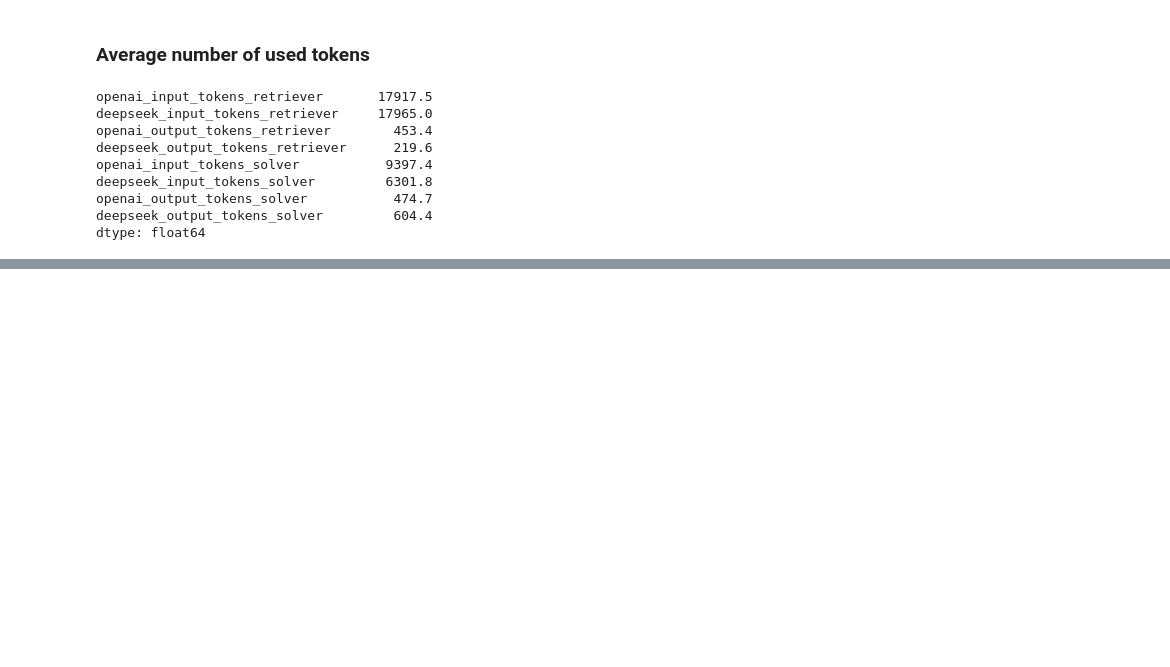
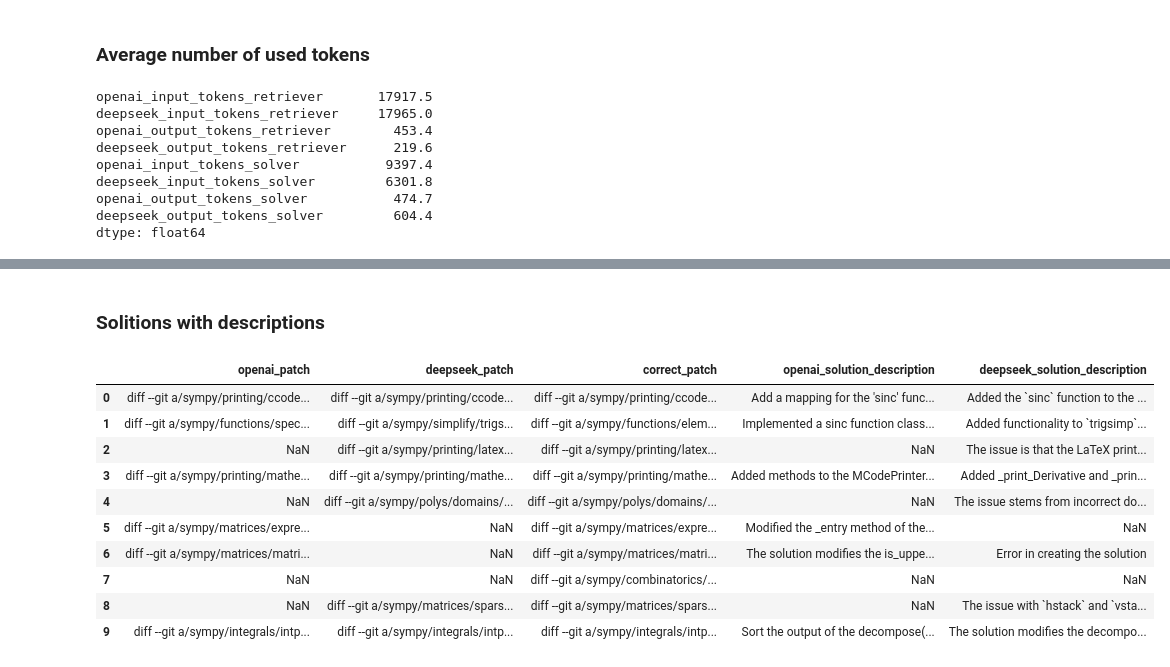
Before and after one commit to a-v-ershov/swe-bench-comparison, a Jupyter notebook: source/comparison.ipynb, the cells around one changed output, grey strips where cells are left out. Cells and saved outputs as stored; diff of their text form; code cells hidden in the pictures; blank space fills up the shorter version.

Commit message:
added solution description

```diff
--- a/source/comparison.ipynb
+++ b/source/comparison.ipynb
@@ -5,6 +5,8 @@ from source.utils.model import TestResult
 from source.utils.repo import LOCAL_SYMPY_REPO_PATH, SYMPY_REPO_URL, get_sympy_dataset, git_clone_repo
 from source.utils.tester import Tester, process_issue
 from source.utils.utils import get_credentials, get_logger
+# %%
+pd.set_option('display.max_colwidth', None)
 # %%
 logger = get_logger(__name__)
 # %%
@@ -32,6 +34,8 @@ for i in range(10):
 # %%
 test_result_df = pd.DataFrame([tc.create_comparison_record(issues.iloc[ind]) for ind, tc in enumerate(test_cases)])
 test_result_df.to_csv("./data/test_result.csv", index=False)
+# %%
+test_result_df = pd.read_csv("./data/test_result.csv")
 # %% [markdown]
 ### Example of OpenAI, DeepSeek and original solution
 # %%
@@ -165,0 +190,16 @@ dtype: float64
+# %% [markdown]
+### Solitions with descriptions
+# %%
+test_result_df[TestResult.get_keys_for_solutions()]
+# %% [output]
+|  | openai_patch | deepseek_patch | correct_patch | openai_solution_description | deepseek_solution_description |
+| 0 | diff --git a/sympy/printing/ccode... | diff --git a/sympy/printing/ccode... | diff --git a/sympy/printing/ccode... | Add a mapping for the 'sinc' func... | Added the `sinc` function to the ... |
+| 1 | diff --git a/sympy/functions/spec... | diff --git a/sympy/simplify/trigs... | diff --git a/sympy/functions/elem... | Implemented a sinc function class... | Added functionality to `trigsimp`... |
+| 2 | NaN | diff --git a/sympy/printing/latex... | diff --git a/sympy/printing/latex... | NaN | The issue is that the LaTeX print... |
+| 3 | diff --git a/sympy/printing/mathe... | diff --git a/sympy/printing/mathe... | diff --git a/sympy/printing/mathe... | Added methods to the MCodePrinter... | Added _print_Derivative and _prin... |
+| 4 | NaN | diff --git a/sympy/polys/domains/... | diff --git a/sympy/polys/domains/... | NaN | The issue stems from incorrect do... |
+| 5 | diff --git a/sympy/matrices/expre... | NaN | diff --git a/sympy/matrices/expre... | Modified the _entry method of the... | NaN |
+| 6 | diff --git a/sympy/matrices/matri... | NaN | diff --git a/sympy/matrices/matri... | The solution modifies the is_uppe... | Error in creating the solution |
+| 7 | NaN | NaN | diff --git a/sympy/combinatorics/... | NaN | NaN |
+| 8 | NaN | diff --git a/sympy/matrices/spars... | diff --git a/sympy/matrices/spars... | NaN | The issue with `hstack` and `vsta... |
+| 9 | diff --git a/sympy/integrals/intp... | diff --git a/sympy/integrals/intp... | diff --git a/sympy/integrals/intp... | Sort the output of the decompose(... | The solution modifies the decompo... |
```
Also changed, not shown: parts of 1 cell of this notebook.
